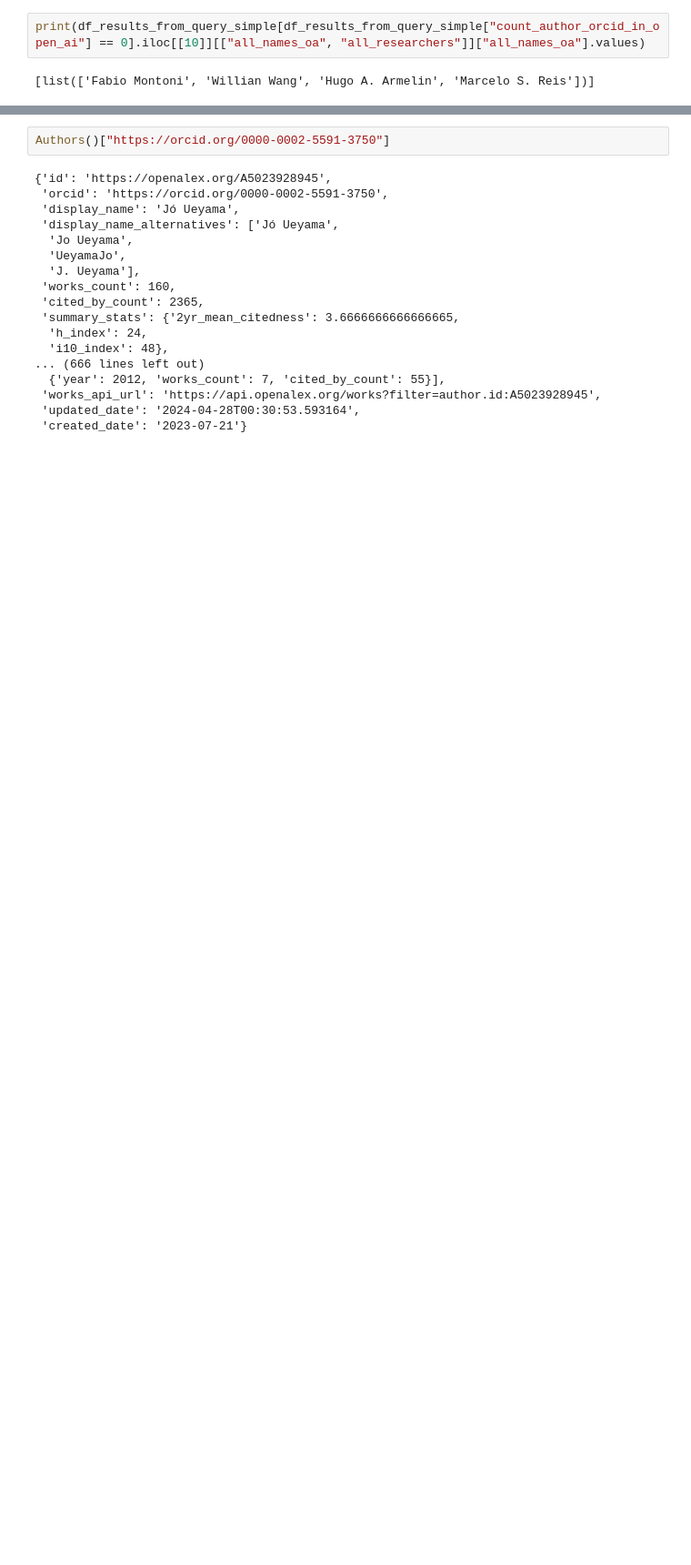
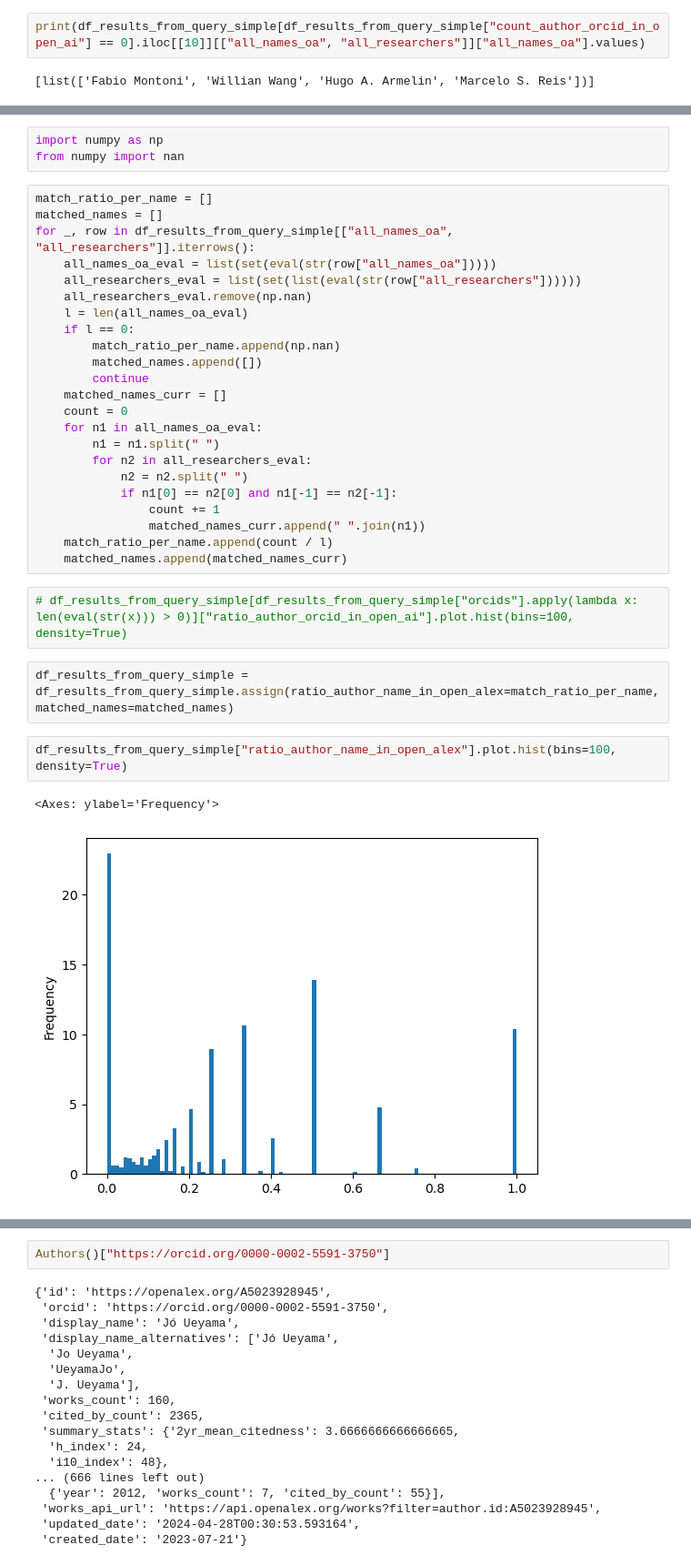
Before and after one commit to machadoprx/ml_applied_to_scientometrics, a Jupyter notebook: notebooks/00 - Fapesp Dataset Acquisition.ipynb, the cells around one changed output, grey strips where cells are left out. Shown: that part at 91% size. Cells and saved outputs as stored; diff of their text form; blank space fills up the shorter version.

```diff
--- a/notebooks/00 - Fapesp Dataset Acquisition.ipynb
+++ b/notebooks/00 - Fapesp Dataset Acquisition.ipynb
@@ -256,0 +418,35 @@ print(df_results_from_query_simple[df_results_from_query_simple["count_author_or
+# %%
+import numpy as np
+from numpy import nan
+# %%
+match_ratio_per_name = []
+matched_names = []
+for _, row in df_results_from_query_simple[["all_names_oa", "all_researchers"]].iterrows():
+    all_names_oa_eval = list(set(eval(str(row["all_names_oa"]))))
+    all_researchers_eval = list(set(list(eval(str(row["all_researchers"])))))
+    all_researchers_eval.remove(np.nan)
+    l = len(all_names_oa_eval)
+    if l == 0:
+        match_ratio_per_name.append(np.nan)
+        matched_names.append([])
+        continue
+    matched_names_curr = []
+    count = 0
+    for n1 in all_names_oa_eval:
+        n1 = n1.split(" ")
+        for n2 in all_researchers_eval:
+            n2 = n2.split(" ")
+            if n1[0] == n2[0] and n1[-1] == n2[-1]:
+                count += 1
+                matched_names_curr.append(" ".join(n1))
+    match_ratio_per_name.append(count / l)
+    matched_names.append(matched_names_curr)
+# %%
+# df_results_from_query_simple[df_results_from_query_simple["orcids"].apply(lambda x: len(eval(str(x))) > 0)]["ratio_author_orcid_in_open_ai"].plot.hist(bins=100, density=True)
+# %%
+df_results_from_query_simple = df_results_from_query_simple.assign(ratio_author_name_in_open_alex=match_ratio_per_name, matched_names=matched_names)
+# %%
+df_results_from_query_simple["ratio_author_name_in_open_alex"].plot.hist(bins=100, density=True)
+# %% [output]
+<Axes: ylabel='Frequency'>
+[figure, added]
```
Also changed, not shown: parts of 46 cells of this notebook.
